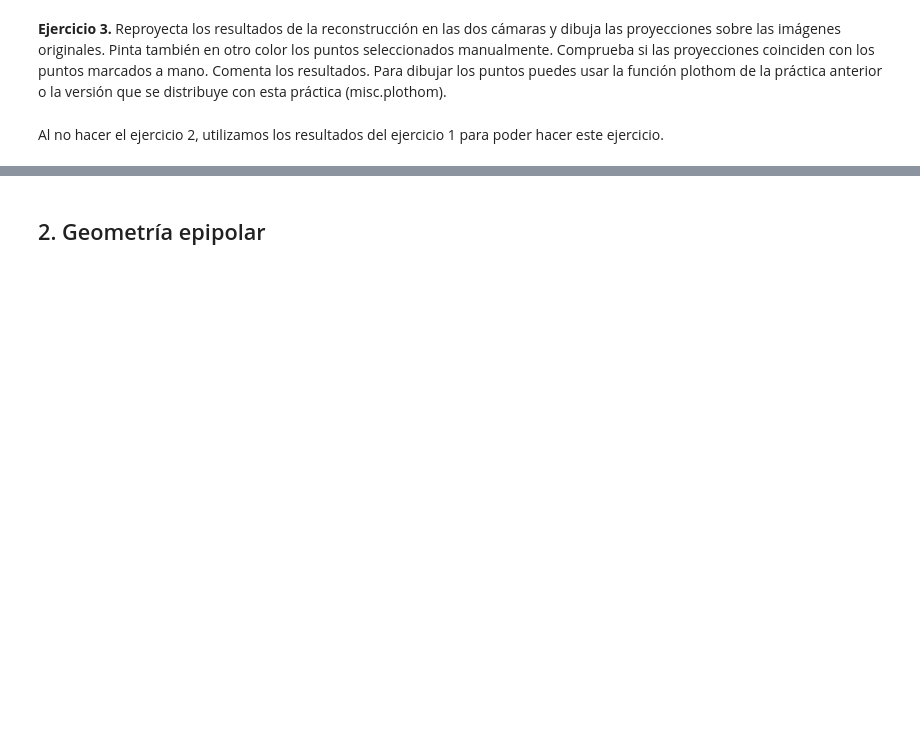
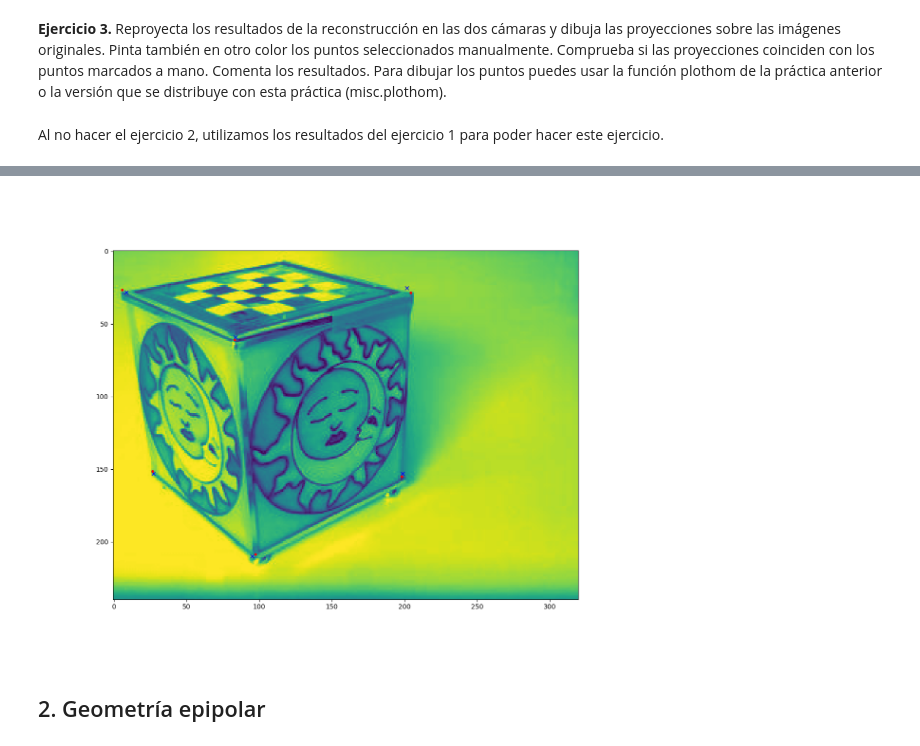
Before and after one commit to themrcesi/ComputerVision, a Jupyter notebook: Práctica3/PracticaStereo.ipynb, the cells around one changed output, grey strips where cells are left out. Drawn from its saved outputs; the diff is of its cells as text; code cells hidden in the pictures; blank space fills up the shorter version.

```diff
--- a/Práctica3/PracticaStereo.ipynb
+++ b/Práctica3/PracticaStereo.ipynb
@@ -311,3 +327,7 @@ ppl.show()
+# %%
+Image(filename = "img/reprojection2.png", width = 600, height = 600)
+# %% [output]
+[figure, added]
 # %% [markdown]
 ## 2. Geometría epipolar
 # %% [markdown]
```
Also changed, not shown: parts of 18 cells of this notebook, 2 other files.
